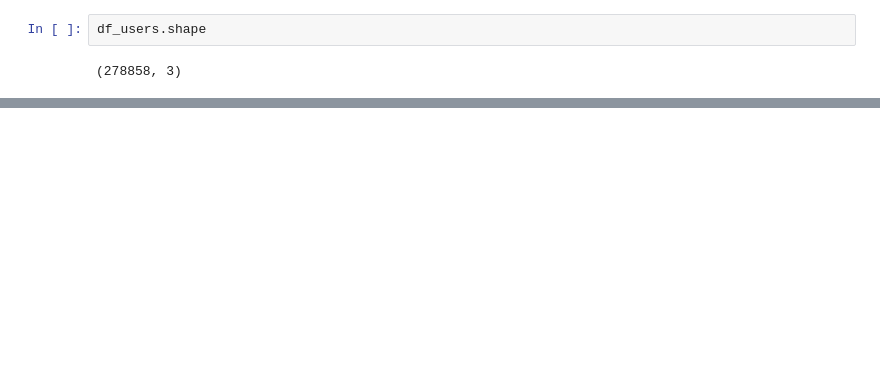
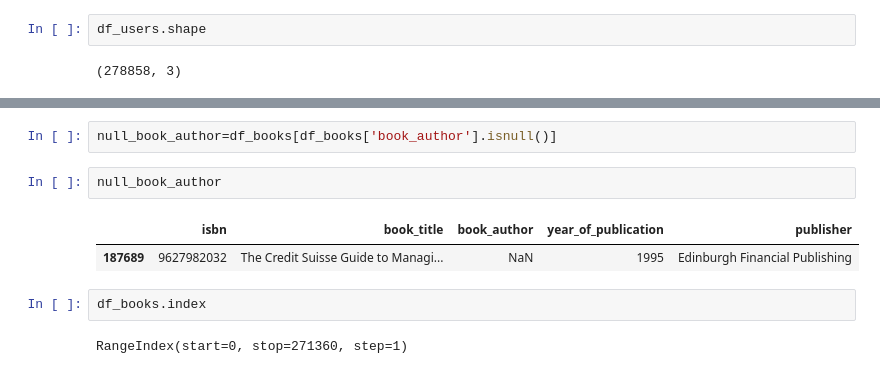
Before and after one commit to raushan9jnv/Book-recommendation-system, a Jupyter notebook: Book_recommendation_system_capstone_project_4.ipynb, the cells around one changed output, grey strips where cells are left out. Saved outputs shown, nothing was run; the diff lists cells and outputs as text; blank space fills up the shorter version.

```diff
--- a/Book_recommendation_system_capstone_project_4.ipynb
+++ b/Book_recommendation_system_capstone_project_4.ipynb
@@ -45,0 +90,11 @@ df_users.shape
+# %%
+null_book_author=df_books[df_books['book_author'].isnull()]
+# %%
+null_book_author
+# %% [output]
+|  | isbn | book_title | book_author | year_of_publication | publisher |
+| 187689 | 9627982032 | The Credit Suisse Guide to Managi... | NaN | 1995 | Edinburgh Financial Publishing |
+# %%
+df_books.index
+# %% [output]
+RangeIndex(start=0, stop=271360, step=1)
```
Also changed, not shown: parts of 21 cells of this notebook.
